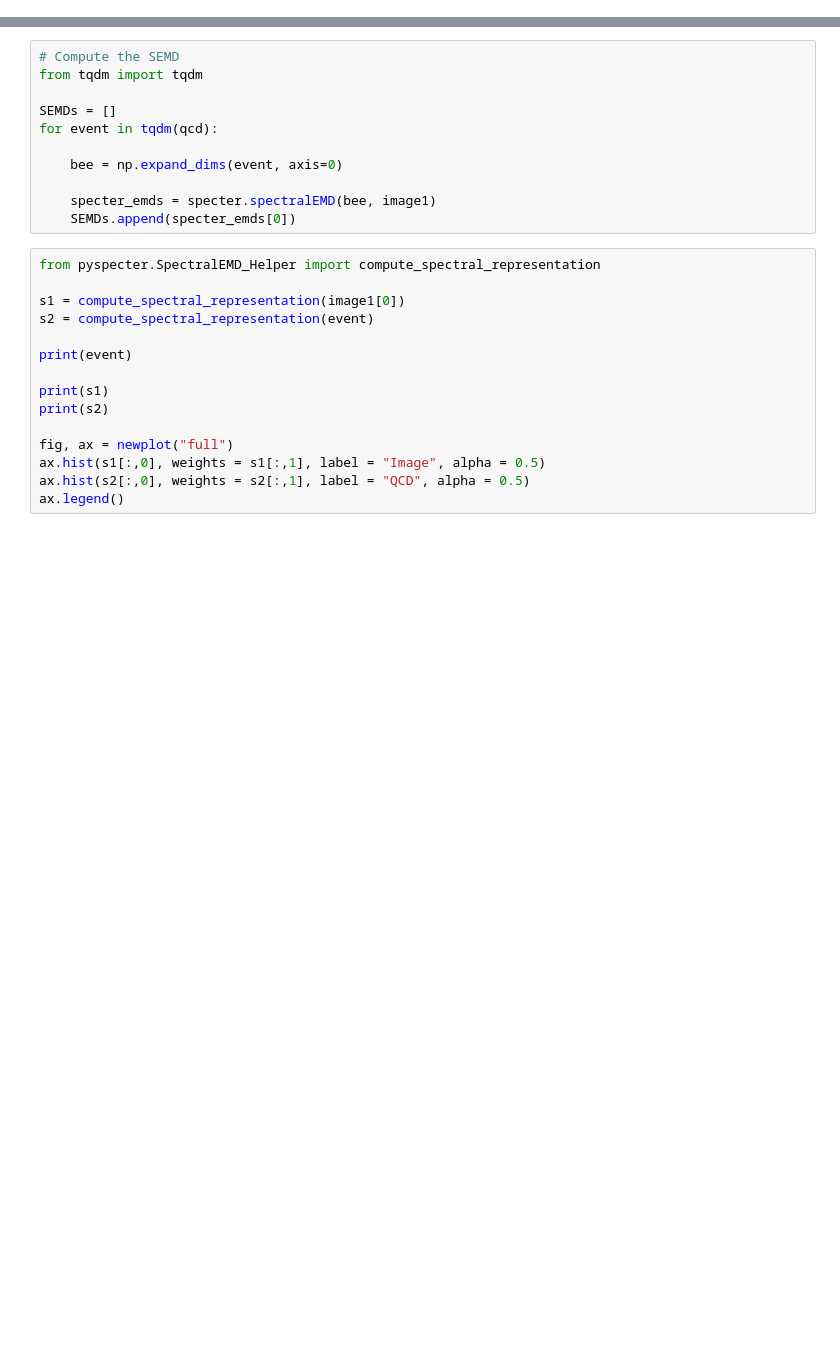
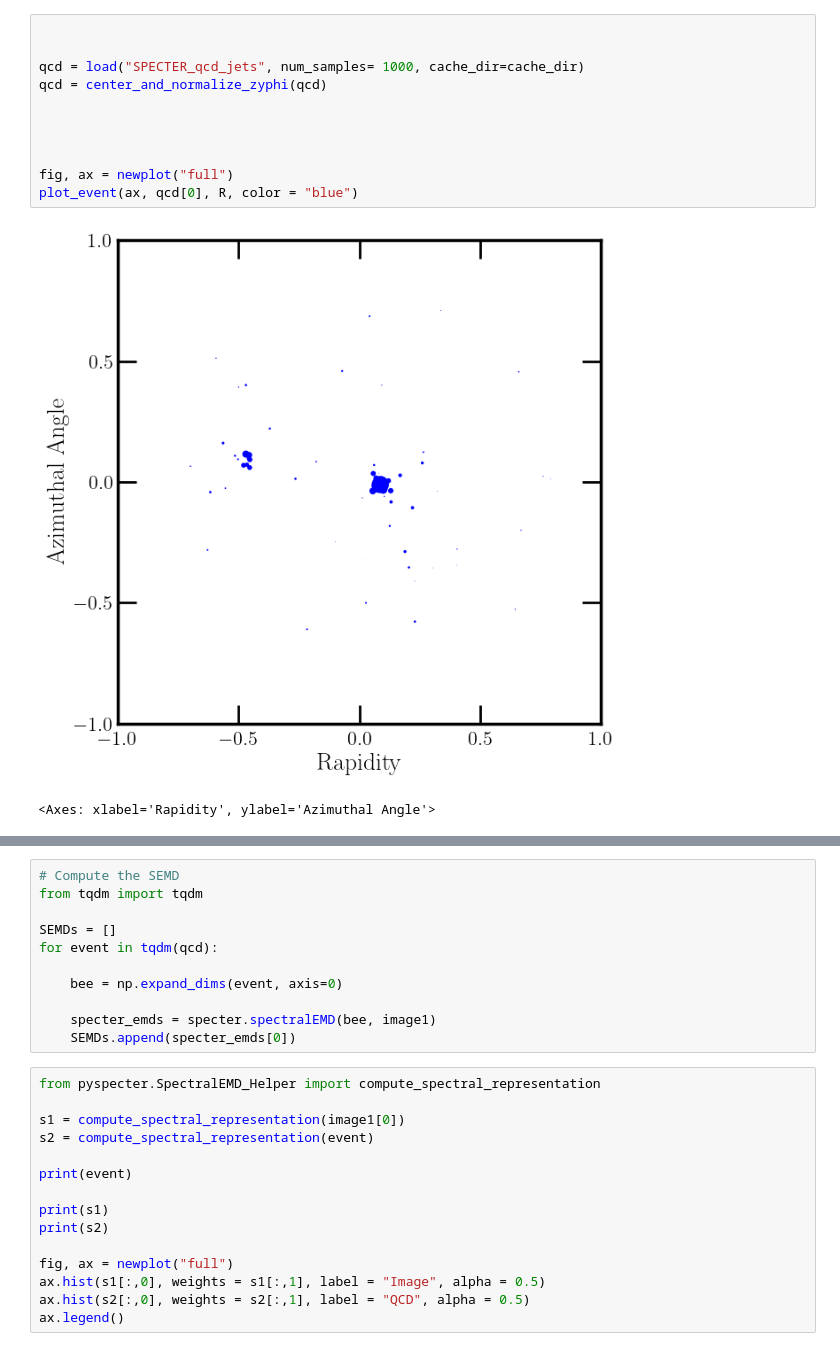
Before and after one commit to rikab/SPECTER, a Jupyter notebook: examples/fun_images.ipynb, the cells around one changed output, grey strips where cells are left out. Cells and saved outputs as stored; diff of their text form; blank space fills up the shorter version.

```diff
--- a/examples/fun_images.ipynb
+++ b/examples/fun_images.ipynb
@@ -186,3 +134,17 @@ plot_event(ax, x, R, color = "blue")
+# %%
+
+
+qcd = load("SPECTER_qcd_jets", num_samples= 1000, cache_dir=cache_dir)
+qcd = center_and_normalize_zyphi(qcd)
+
+
+
+
+fig, ax = newplot("full")
+plot_event(ax, qcd[0], R, color = "blue")
+# %% [output]
+[figure, added]
+<Axes: xlabel='Rapidity', ylabel='Azimuthal Angle'>
 # %%
 specter = SPECTER(compile = True)
 # %% [output]
```
Also changed, not shown: parts of 6 cells of this notebook, 5 other files.
